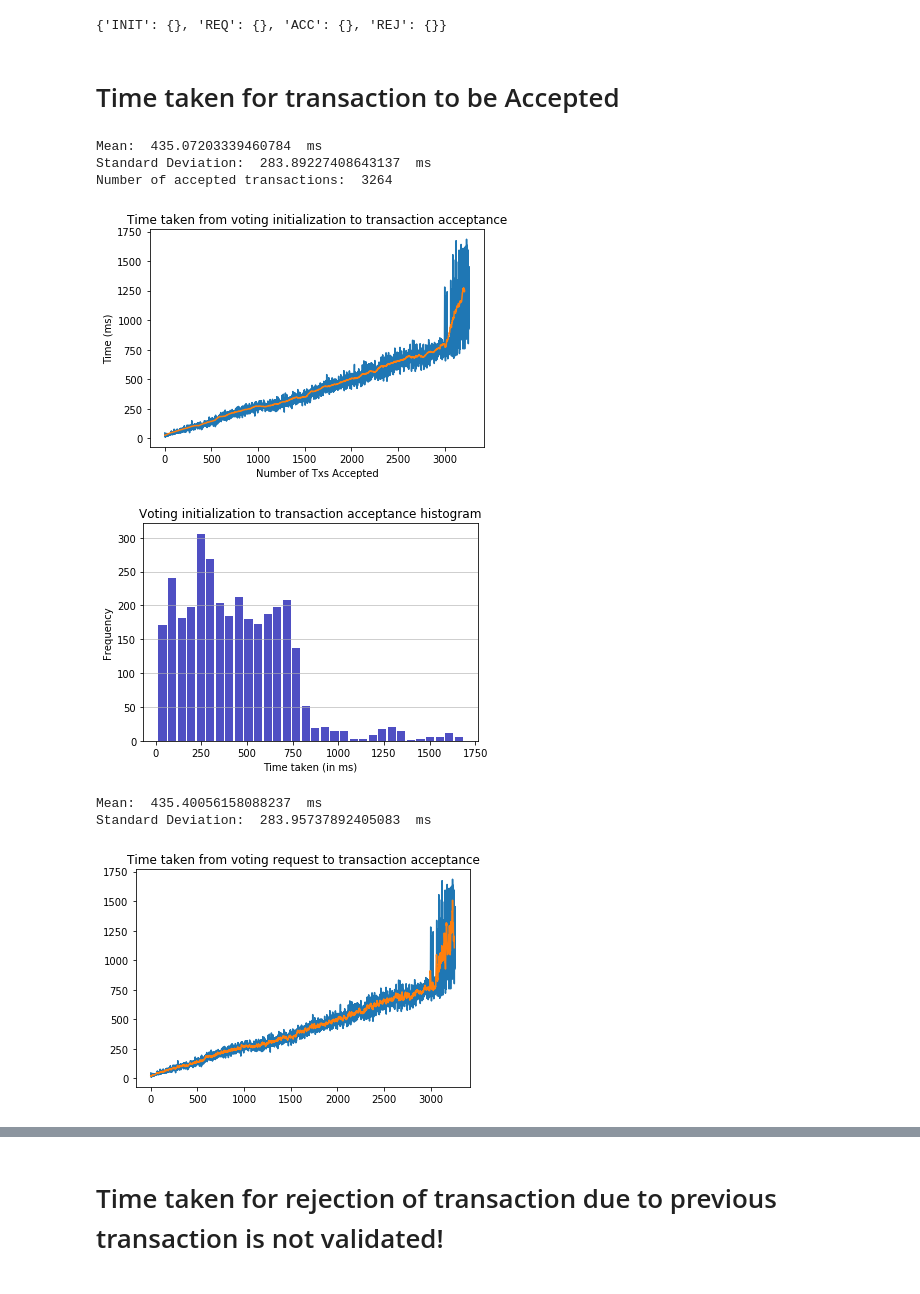
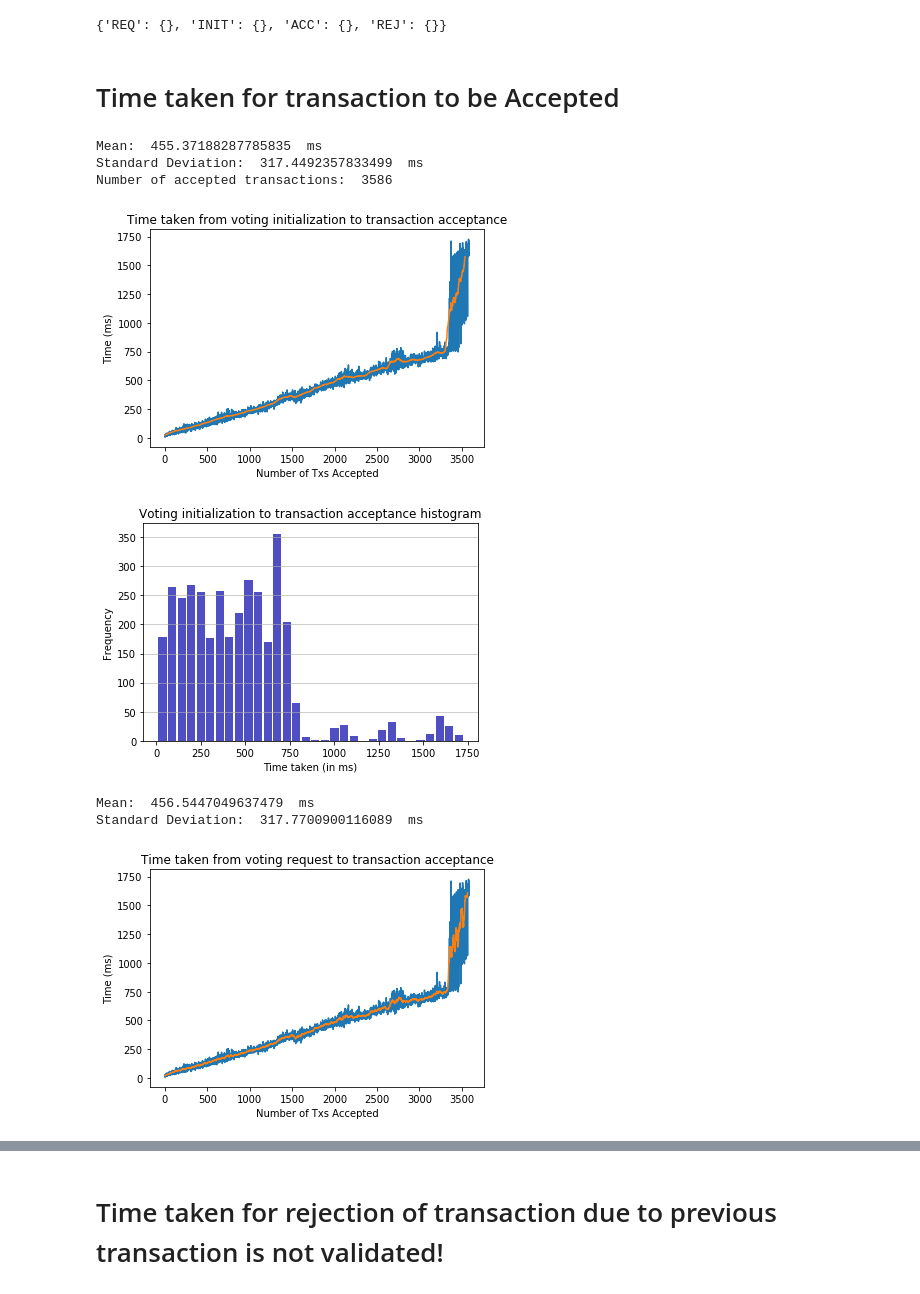
Before and after one commit to hanstananda/blockchain_ureca, a Jupyter notebook: plotter.ipynb, the cells around one changed output, grey strips where cells are left out. Drawn from its saved outputs; the diff is of its cells as text; code cells hidden in the pictures.

```diff
--- a/plotter.ipynb
+++ b/plotter.ipynb
@@ -6,7 +6,7 @@ import statistics
 import os
 import numpy as np
 # %%
-file_location = "./test results/test_3/"
+file_location = "./test results/test_4/"
 filename = "3000.csv"
 data = pd.read_csv(os.path.join(file_location,filename), converters={'Datetime': str.strip, 'Transaction ID': str.strip, 'Status': str.strip})
 # %%
@@ -26,7 +26,7 @@ for i in status:
     history[i] = {}
 print(history)
 # %% [output]
-{'INIT': {}, 'REQ': {}, 'ACC': {}, 'REJ': {}}
+{'REQ': {}, 'INIT': {}, 'ACC': {}, 'REJ': {}}
 # %%
 for key,rows in data.iterrows():
     history[rows["Status"]][rows["Transaction ID"]] = rows["Datetime"]
@@ -76,10 +76,10 @@ print("Standard Deviation: ",statistics.stdev(list_time_from_init)," ms")
 print("Number of accepted transactions: ", len(list_time_from_init))
 plt.savefig(os.path.join(file_location,"res_acc_init.png"))
 # %% [output]
-Mean:  435.07203339460784  ms
-Standard Deviation:  283.89227408643137  ms
-Number of accepted transactions:  3264
+Mean:  455.37188287785835  ms
+Standard Deviation:  317.4492357833499  ms
+Number of accepted transactions:  3586
-[figure, old version]
+[figure, new version]
 # %%
 hist, bin_edges = np.histogram(list_time_from_init)
 n, bins, patches = plt.hist(x=list_time_from_init, bins='auto',
@@ -92,20 +92,20 @@ maxfreq = n.max()
 # Set a clean upper y-axis limit.
 #plt.ylim(ymax=np.ceil(maxfreq / 10) * 10 if maxfreq % 10 else maxfreq + 10)
 # %% [output]
-[figure, old version]
+[figure, new version]
 # %%
 plt.title('Time taken from voting request to transaction acceptance')
 plt.xlabel('Number of Txs Accepted')
 plt.ylabel('Time (ms)')
 plt.plot(list_time_from_req)
-x_av = movingaverage(list_time_from_req, 10)
+x_av = movingaverage(list_time_from_req, 20)
 plt.plot(x_av)
 print("Mean: ",statistics.mean(list_time_from_req)," ms")
 print("Standard Deviation: ",statistics.stdev(list_time_from_req)," ms")
 # %% [output]
-Mean:  435.40056158088237  ms
-Standard Deviation:  283.95737892405083  ms
+Mean:  456.5447049637479  ms
+Standard Deviation:  317.7700900116089  ms
-[figure, old version]
+[figure, new version]
 # %%
 hist, bin_edges = np.histogram(list_time_from_req)
 n, bins, patches = plt.hist(x=list_time_from_req, bins='auto',
```
Also changed, not shown: parts of 3 cells of this notebook, 6 other files.
